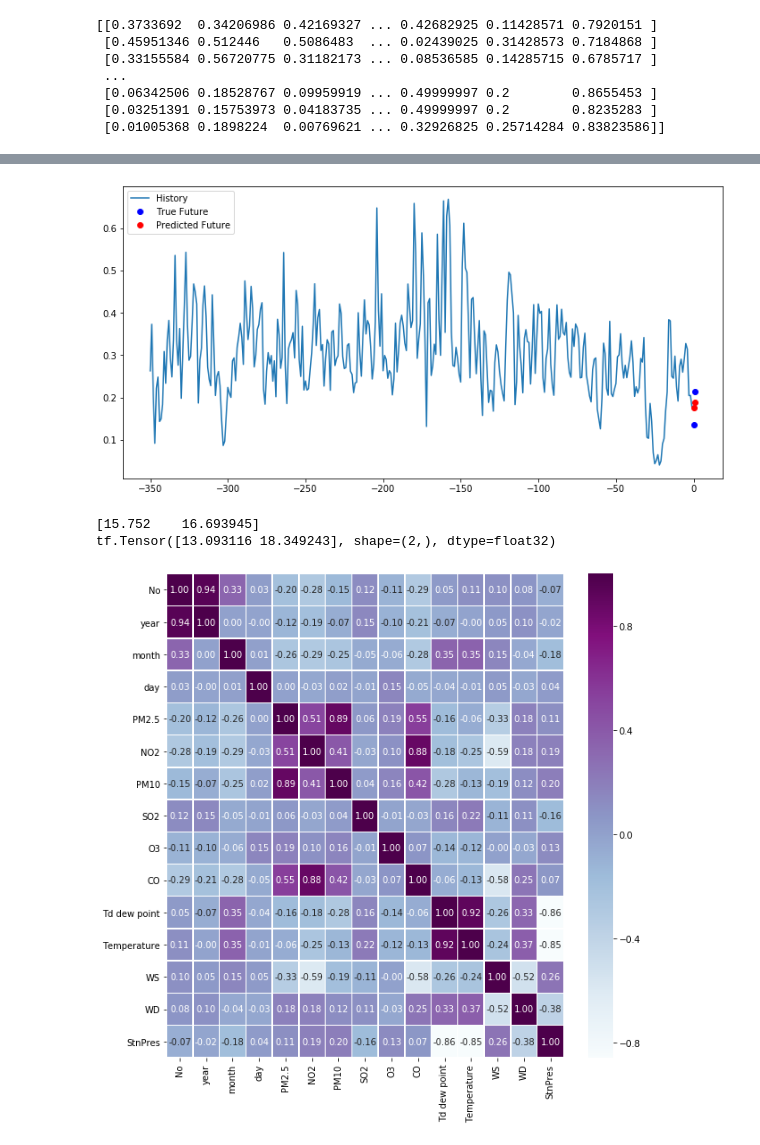
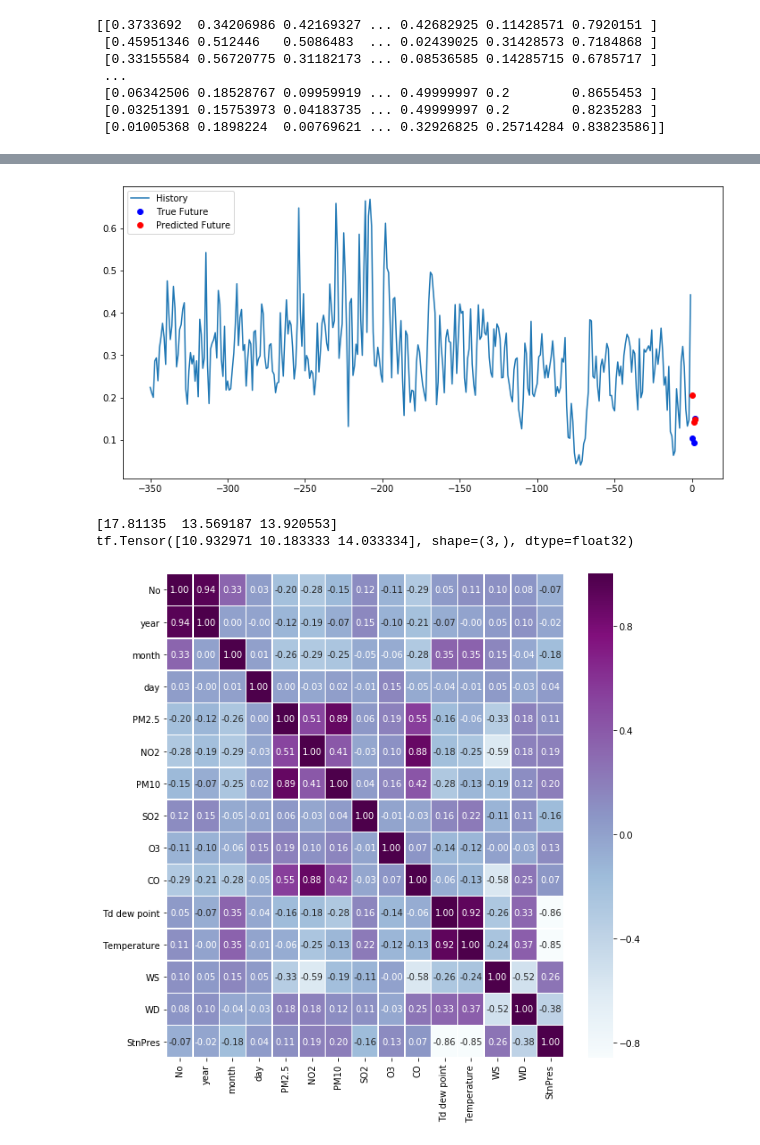
Before and after one commit to MaiKau/MaiKau.github.io, a Jupyter notebook: LSTM台北空汙預測.ipynb, the cells around one changed output, grey strips where cells are left out. Cells and saved outputs as stored; diff of their text form; code cells hidden in the pictures.

```diff
--- a/LSTM台北空汙預測.ipynb
+++ b/LSTM台北空汙預測.ipynb
@@ -100,7 +132,7 @@ Instructions for updating:
 Use tf.where in 2.0, which has the same broadcast rule as np.where
 # %%
 simple_lstm_model = tf.keras.models.Sequential([
-    tf.keras.layers.LSTM(8, input_shape=x_train_uni.shape[-2:]),
+    tf.keras.layers.LSTM(16, input_shape=x_train_uni.shape[-2:]),
     tf.keras.layers.Dense(1)
 ])
 
@@ -108,7 +140,7 @@ simple_lstm_model.compile(optimizer='adam', loss='mae')
 # %%
 # EVALUATION_INTERVAL = 200
 # EPOCHS = 10
-EVALUATION_INTERVAL = 20
+EVALUATION_INTERVAL = 200
 EPOCHS = 20
 
 simple_lstm_model.fit(train_univariate, epochs=EPOCHS,
@@ -292,5 +324,5 @@ for x, y in val_data_single.take(1):
 # %%
-future_target = 2
+future_target = 3
 x_train_multi, y_train_multi = multivariate_data(dataset, dataset[:, 0], 0,
                                                  TRAIN_SPLIT, past_history,
                                                  future_target, STEP)
@@ -325,10 +357,10 @@ for x, y in train_data_multi.take(1):
 # %%
 multi_step_model = tf.keras.models.Sequential()
-multi_step_model.add(tf.keras.layers.LSTM(32,
+multi_step_model.add(tf.keras.layers.LSTM(64,
                                           return_sequences=True,
                                           input_shape=x_train_multi.shape[-2:]))
-multi_step_model.add(tf.keras.layers.LSTM(16, activation='relu'))
-multi_step_model.add(tf.keras.layers.Dense(2))
+multi_step_model.add(tf.keras.layers.LSTM(32, activation='relu'))
+multi_step_model.add(tf.keras.layers.Dense(3))
 
 multi_step_model.compile(optimizer=tf.keras.optimizers.RMSprop(clipvalue=1.0), loss='mae')
 # %%
@@ -357,21 +396,21 @@ plot_train_history(multi_step_history, 'Multi-Step Training and validation loss'
 # %%
 for x, y in val_data_multi.take(1):
   multi_step_plot(x[0], y[0], multi_step_model.predict(x)[0])
 
 # a=tf.reshape(y[0], [-1, 2])
 # b=tf.reshape(x[0],[-1,2])
 # c=tf.reshape(multi_step_model.predict(x)[0],[-1,2])
 
 
 # new_a=scaler.inverse_transform(a)
-a=multi_step_model.predict(x)[0]-scaler.min_[0]/scaler.scale_[0]
+a=(multi_step_model.predict(x)[0]-scaler.min_[0])/scaler.scale_[0]
 b=(y[0]-scaler.min_[0])/scaler.scale_[0]
 print((multi_step_model.predict(x)[0]-scaler.min_[0])/scaler.scale_[0])
 print((y[0]-scaler.min_[0])/scaler.scale_[0])
 # %% [output]
-[figure, old version]
+[figure, new version]
-[15.752    16.693945]
-tf.Tensor([13.093116 18.349243], shape=(2,), dtype=float32)
+[17.81135  13.569187 13.920553]
+tf.Tensor([10.932971 10.183333 14.033334], shape=(3,), dtype=float32)
 # %%
 import matplotlib.pyplot as plt
 import seaborn as sns
```
Also changed, not shown: parts of 21 cells of this notebook.
